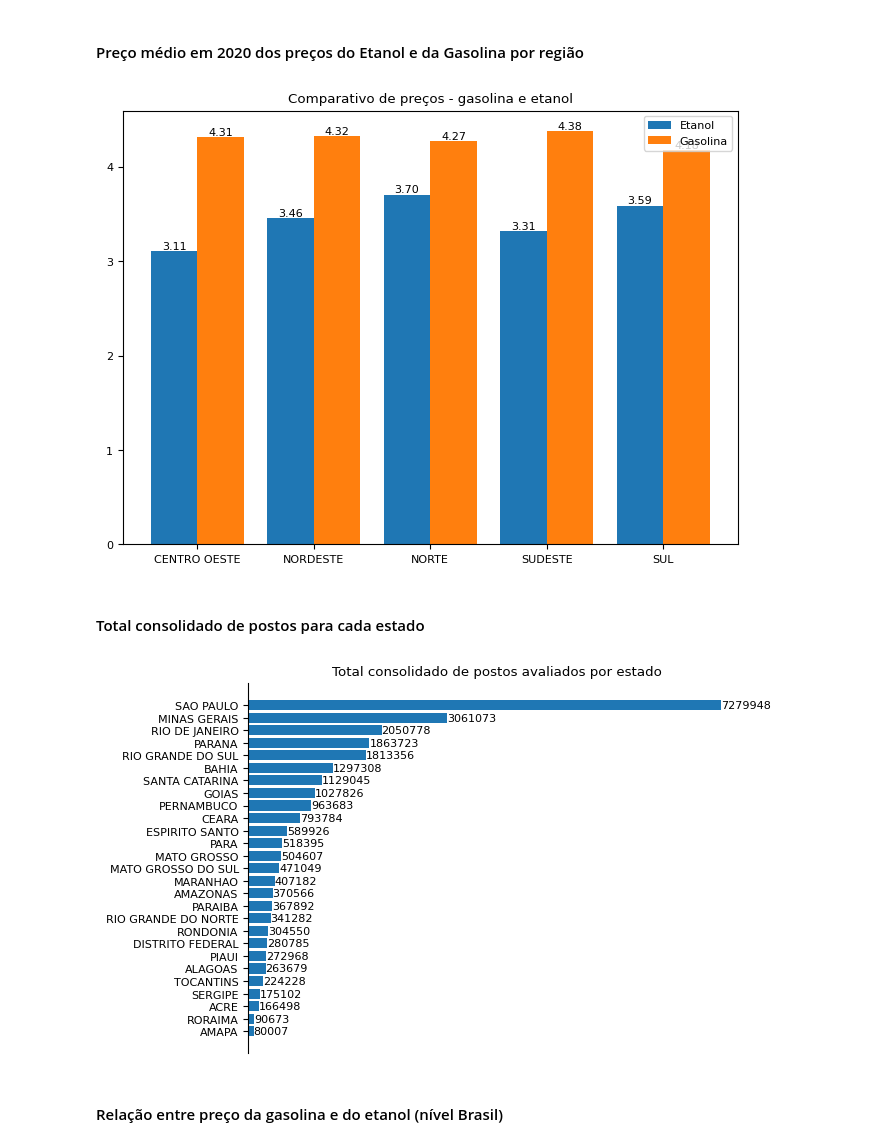
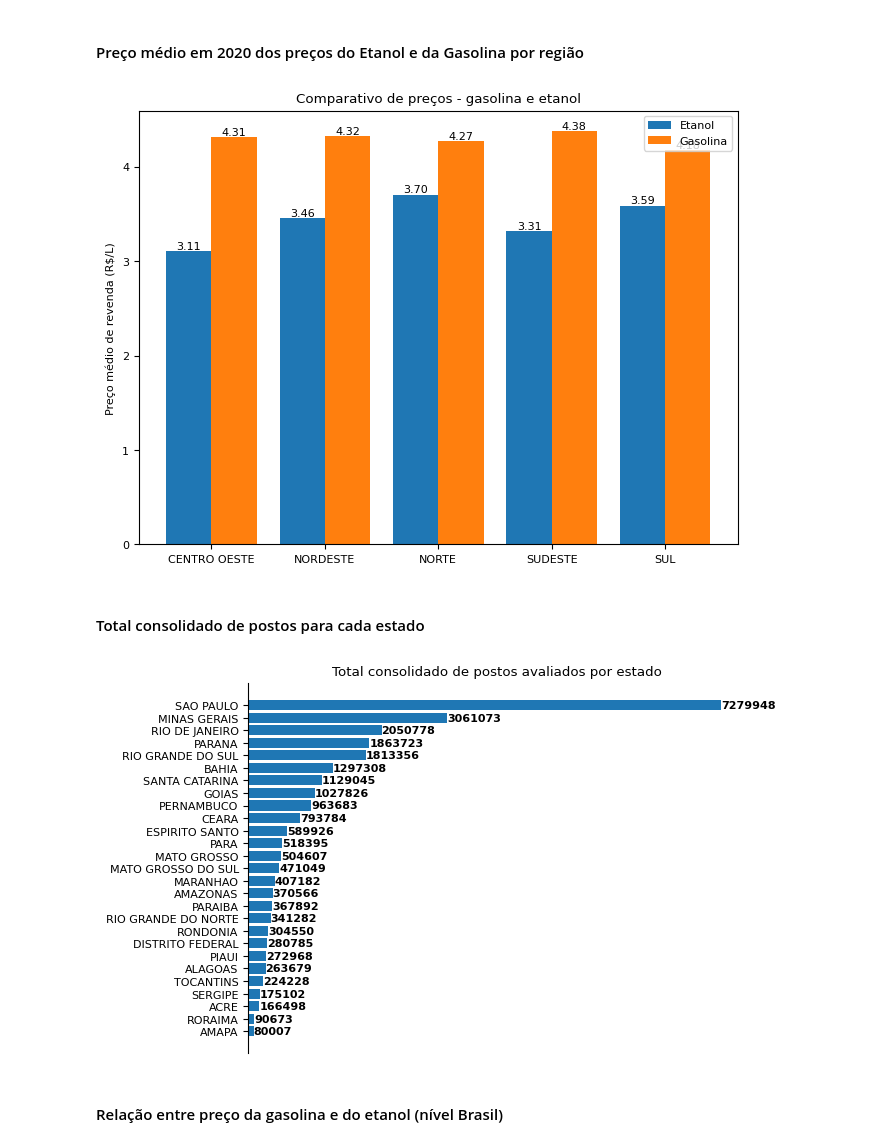
Before and after one commit to CarolMF/ds-santander_coders-modulo_6, a Jupyter notebook: ex_aula_2.ipynb, the cells around one changed output. Saved outputs shown, nothing was run; the diff lists cells and outputs as text; code cells hidden in the pictures.

```diff
--- a/ex_aula_2.ipynb
+++ b/ex_aula_2.ipynb
@@ -103,28 +103,30 @@ def check_year(value):
 # %%
 df_gasolina_2020 = df_gasolina.reset_index()
 df_etanol_2020 = df_etanol.reset_index()
 
 
 df_gasolina_2020 = df_gasolina_2020.loc[df_gasolina_2020['DATA BASE'].apply(check_year)].mean()
 df_etanol_2020 = df_etanol_2020.loc[df_etanol_2020['DATA BASE'].apply(check_year)].mean()
 
 fig, ax = plt.subplots(layout='constrained')
 plt.title('Comparativo de preços - gasolina e etanol')
 
 x_axis = np.arange(len(df_etanol_2020.index))
 
 bars1 = plt.bar(x_axis-0.2, df_etanol_2020, label='Etanol', width=0.4)
 ax.bar_label(bars1, fmt = '%.2f')
 
 bars2 = plt.bar(x_axis+0.2, df_gasolina_2020, label='Gasolina', width=0.4)
 ax.bar_label(bars2, fmt = '%.2f')
 
+ax.set_ylabel('Preço médio de revenda (R$/L)')
+
 plt.xticks(x_axis, df_gasolina_2020.index)
 plt.legend()
 
 plt.draw()
 # %% [output]
-[figure, old version]
+[figure, new version]
 # %% [markdown]
 #### Total consolidado de postos para cada estado
 # %%
@@ -135,7 +137,7 @@ plt.title('Total consolidado de postos avaliados por estado')
 
 bars = plt.barh(estados.index, estados)
 
-ax.bar_label(bars, fmt = '%.0f')
+ax.bar_label(bars, fmt = '%.0f', fontweight='bold')
 
 ax.spines['right'].set_visible(False)
 ax.spines['top'].set_visible(False)
@@ -144,7 +146,7 @@ ax.spines['bottom'].set_visible(False)
 ax.get_xaxis().set_visible(False)
 plt.draw()
 # %% [output]
-[figure, old version]
+[figure, new version]
 # %% [markdown]
 #### Relação entre preço da gasolina e do etanol (nível Brasil)
 # %%
```
